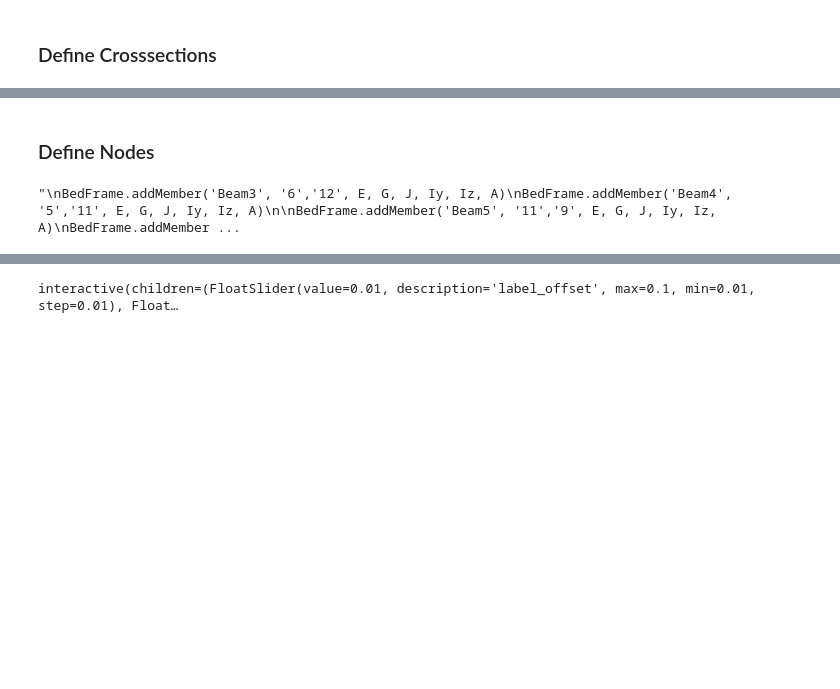
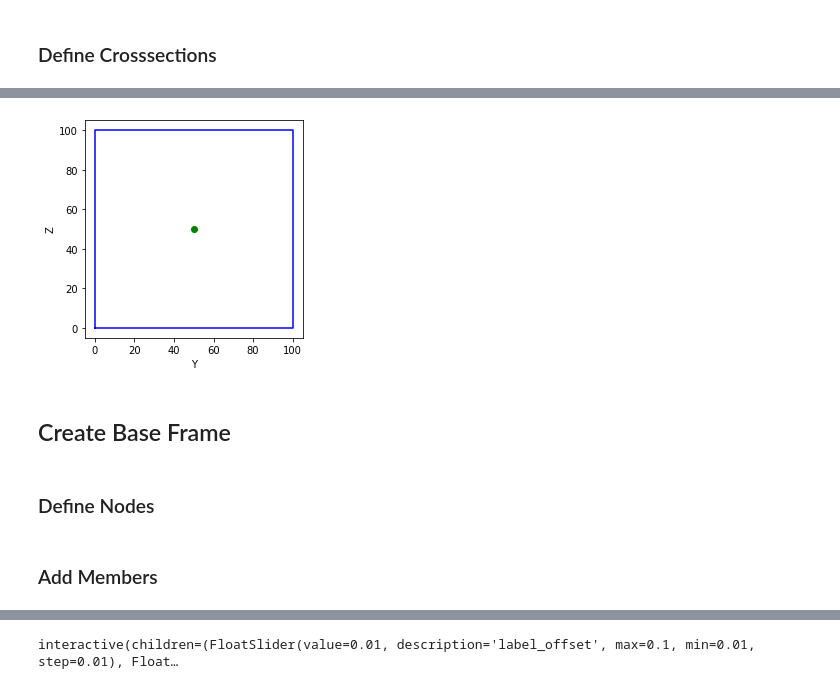
Before and after one commit to wrangelvid/pyFrame, a Jupyter notebook: Examples/ElevatingBed.ipynb, the cells around one changed output, grey strips where cells are left out. Saved outputs shown, nothing was run; the diff lists cells and outputs as text; code cells hidden in the pictures; blank space fills up the shorter version.

```diff
--- a/Examples/ElevatingBed.ipynb
+++ b/Examples/ElevatingBed.ipynb
@@ -24,3 +42,9 @@ timber.plot()
+# %%
+T100100.plot()
+# %% [output]
+[figure, added]
+# %% [markdown]
+## Create Base Frame
 # %% [markdown]
 ### Define Nodes
 # %%
@@ -48,36 +73,26 @@ BedFrame.addNode('DF2', 2.2,0.4,2)
+# %% [markdown]
+### Add Members
 # %%
 #add Members
-BedFrame.addMember('col1.1', 'G1','DB1', KVH, timber)
-BedFrame.addMember('col1.2', 'DB1','P1', KVH, timber)
-BedFrame.addMember('col2.1', 'G2','DF1', KVH, timber)
-BedFrame.addMember('col2.2', 'DF1','P2', KVH, timber)
-BedFrame.addMember('col3', 'G3','T3', KVH, timber)
-BedFrame.addMember('col4', 'G4','T4', KVH, timber)
+BedFrame.addMember('col1', 'G1','P1', KVH, T14080)
+BedFrame.addMember('col2', 'G2','P2', KVH, T14080)
+BedFrame.addMember('col3', 'G3','T3', KVH, T14080)
+BedFrame.addMember('col4', 'G4','T4', KVH, T14080)
 
-BedFrame.addMember('DiagonalB1', 'DB1','DB2', KVH, timber)
-BedFrame.addMember('DiagonalF1', 'DF1','DF2', KVH, timber)
+BedFrame.addMember('col5', 'G5','P3', KVH, T14080)
 
-BedFrame.addMember('TopBeam1', 'T1','T2', KVH, timber)
-BedFrame.addMember('TopBeam2', 'T3','T4', KVH, timber)
-BedFrame.addMember('TopBeam3', 'T1','T3', KVH, timber)
-BedFrame.addMember('TopBeam4', 'T2','T4', KVH, timber)
 
-BedFrame.addMember('PlattFormBeam1', 'P1','P2', KVH, timber)
-BedFrame.addMember('PlattFormBeam2', 'P3','P4', KVH, timber)
-BedFrame.addMember('PlattFormBeam3', 'P1','P3', KVH, timber)
-BedFrame.addMember('PlattFormBeam4', 'P2','P4', KVH, timber)
-\
-BedFrame.addMember('x', 'P4','T2', KVH, timber)
-BedFrame.addMember('y', 'P3','T1', KVH, timber)
+BedFrame.addMember('TopBeam1', 'T1','T2', KVH, T60100)
+BedFrame.addMember('TopBeam2', 'T3','T4', KVH, T60100)
+BedFrame.addMember('TopBeam3', 'T1','T3', KVH, T80140)
+BedFrame.addMember('TopBeam4', 'T2','T4', KVH, T80140)
 
-"""
-BedFrame.addMember('Beam3', '6','12', E, G, J, Iy, Iz, A)
-BedFrame.addMember('Beam4', '5','11', E, G, J, Iy, Iz, A)
+BedFrame.addMember('PlattFormBeam1', 'P1','P2', KVH, T60100)
+BedFrame.addMember('PlattFormBeam2', 'P3','P4', KVH, T60100)
+BedFrame.addMember('PlattFormBeam3', 'P1','P3', KVH, T60120)
+BedFrame.addMember('PlattFormBeam4', 'P2','P4', KVH, T60120)
 
-BedFrame.addMember('Beam5', '11','9', E, G, J, Iy, Iz, A)
-BedFrame.addMember('Beam6', '12','10', E, G, J, Iy, Iz, A)
-
-BedFrame.addMember('Beam7', '9','7', E, G, J, Iy, Iz, A)
-BedFrame.addMember('Beam8', '10','8', E, G, J, Iy, Iz, A)"""
+BedFrame.addMember('Diagonal2', 'P4','T2', KVH, T60120)
+BedFrame.addMember('Diagonal1', 'P3','T1', KVH, T60120)
+BedFrame.addMember('Diagonal3', 'P1','T1', KVH, T60100)
+BedFrame.addMember('Diagonal4', 'P2','T2', KVH, T60100)
-# %% [output]
-"\nBedFrame.addMember('Beam3', '6','12', E, G, J, Iy, Iz, A)\nBedFrame.addMember('Beam4', '5','11', E, G, J, Iy, Iz, A)\n\nBedFrame.addMember('Beam5', '11','9', E, G, J, Iy, Iz, A)\nBedFrame.addMember ...
```
Also changed, not shown: parts of 29 cells of this notebook.
